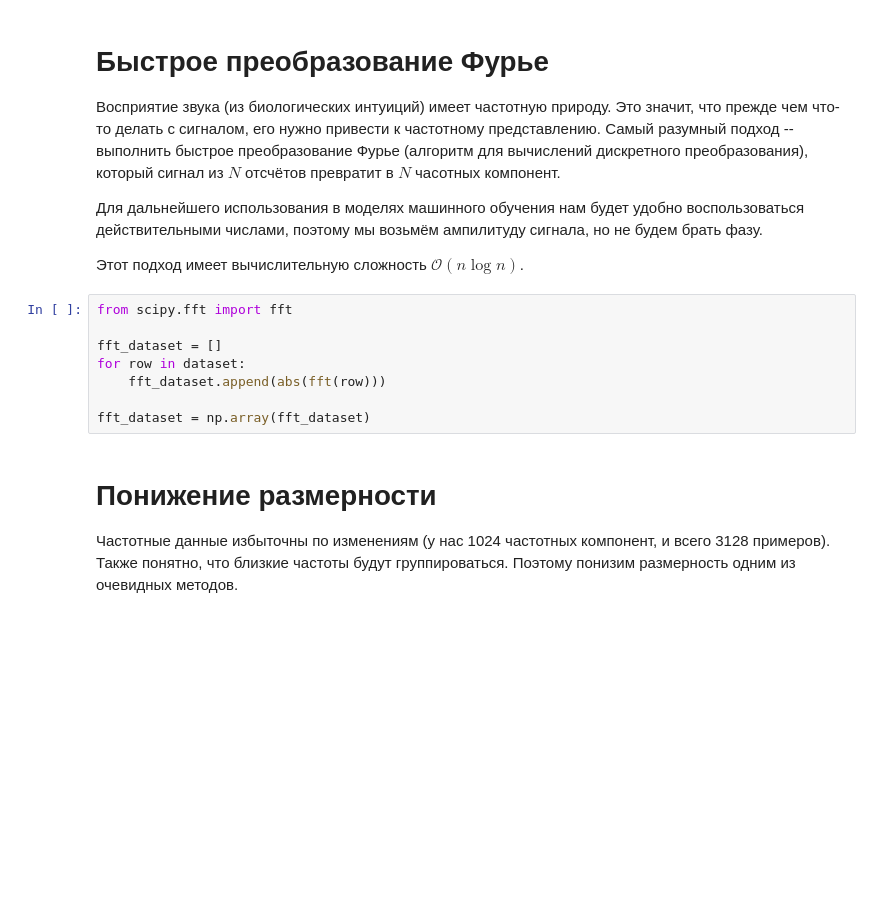
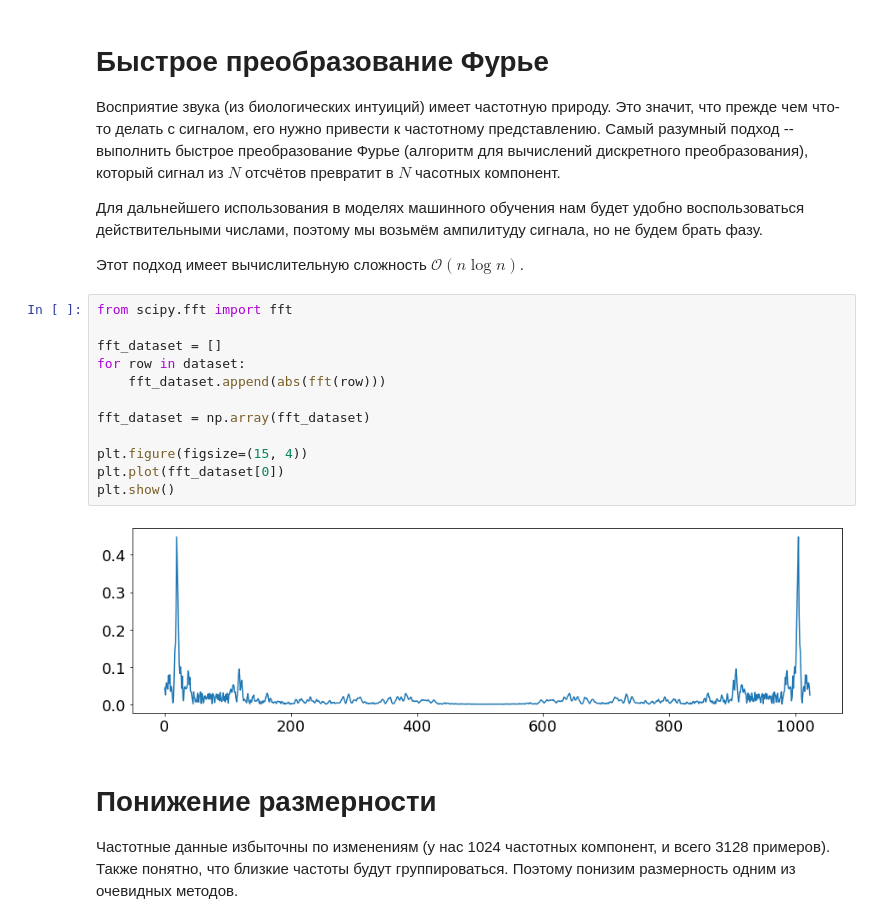
Before and after one commit to str-anger/applied, a Jupyter notebook: FT for classification.ipynb, the cells around one changed output. Saved outputs shown, nothing was run; the diff lists cells and outputs as text; blank space fills up the shorter version.

```diff
--- a/FT for classification.ipynb
+++ b/FT for classification.ipynb
@@ -56,11 +56,17 @@ Dataset size: 3184
 # %%
 from scipy.fft import fft
 
 fft_dataset = []
 for row in dataset:
     fft_dataset.append(abs(fft(row)))
 
 fft_dataset = np.array(fft_dataset)
+
+plt.figure(figsize=(15, 4))
+plt.plot(fft_dataset[0])
+plt.show()
+# %% [output]
+[figure, added]
 # %% [markdown]
 # Понижение размерности
 
```
Also changed, not shown: parts of 5 cells of this notebook.
